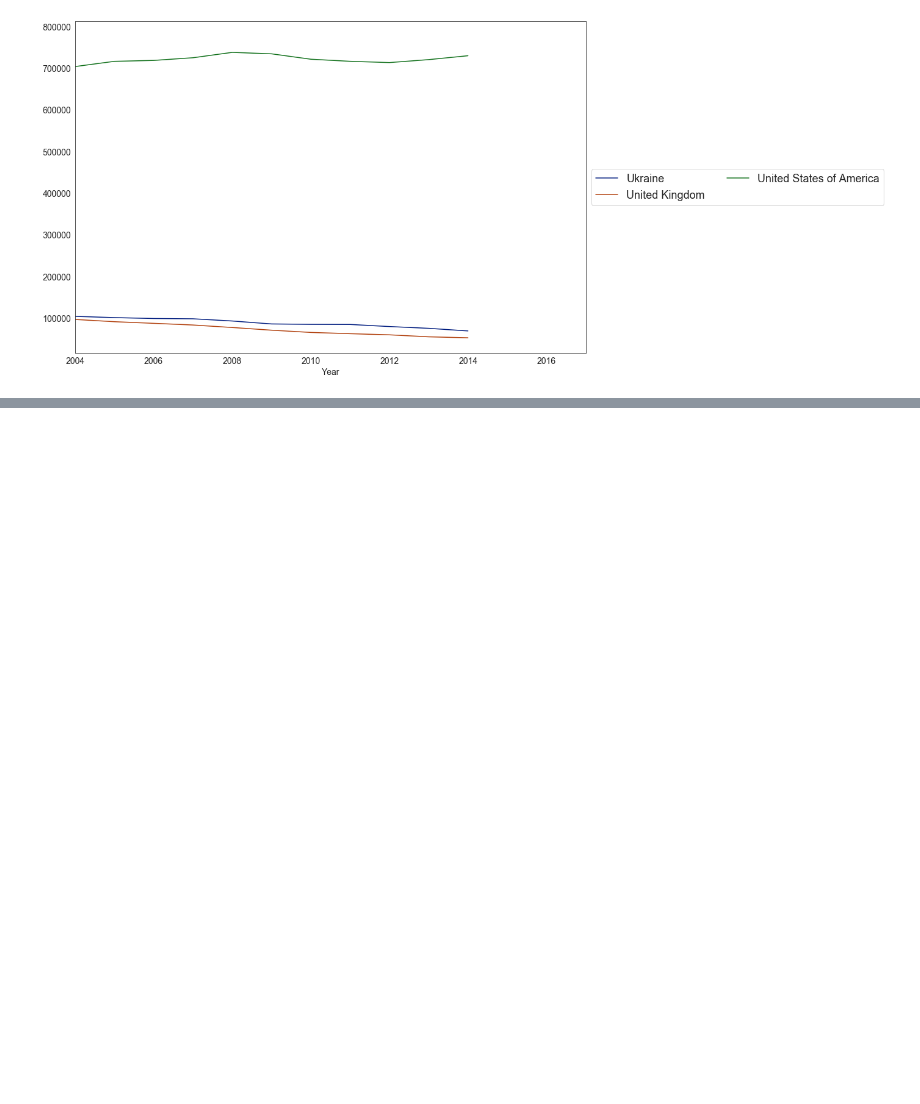
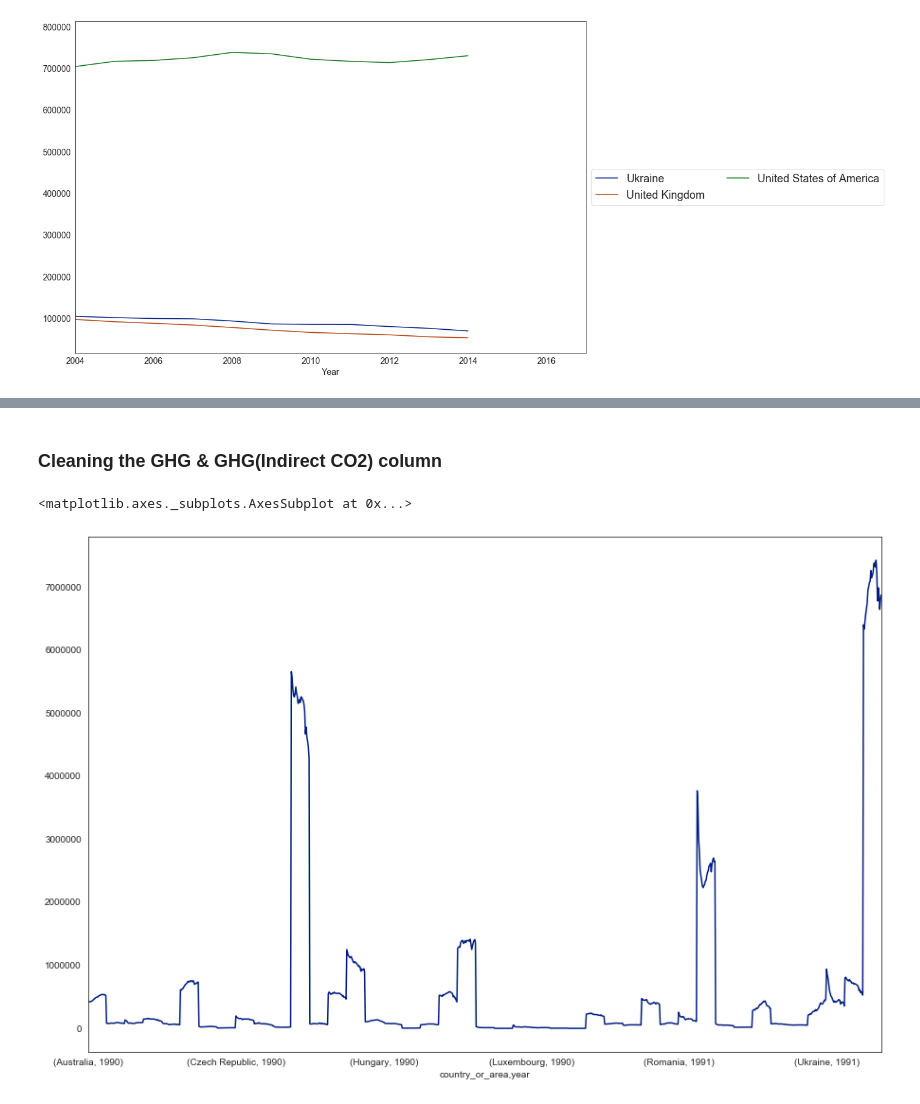
Before and after one commit to Wealthy-Waste/International-Greenhouse-Gas-Emissions, a Jupyter notebook: INTERNATIONAL GREENHOUSE GAS EMMISSION/1 - EMISSION ANALYSIS - 9TH MAY 2020.ipynb, the cells around one changed output, grey strips where cells are left out. Drawn from its saved outputs; the diff is of its cells as text; code cells hidden in the pictures; blank space fills up the shorter version.

```diff
--- a/INTERNATIONAL GREENHOUSE GAS EMMISSION/1 - EMISSION ANALYSIS - 9TH MAY 2020.ipynb
+++ b/INTERNATIONAL GREENHOUSE GAS EMMISSION/1 - EMISSION ANALYSIS - 9TH MAY 2020.ipynb
@@ -489,0 +499,7 @@ gas_accord_country2(gases[0],countries_name[40:43])
+# %% [markdown]
+### Cleaning the GHG & GHG(Indirect CO2) column
+# %%
+data_div["GHG"].plot()
+# %% [output]
+<matplotlib.axes._subplots.AxesSubplot at 0x...>
+[figure, added]
```
Also changed, not shown: parts of 27 cells of this notebook.
